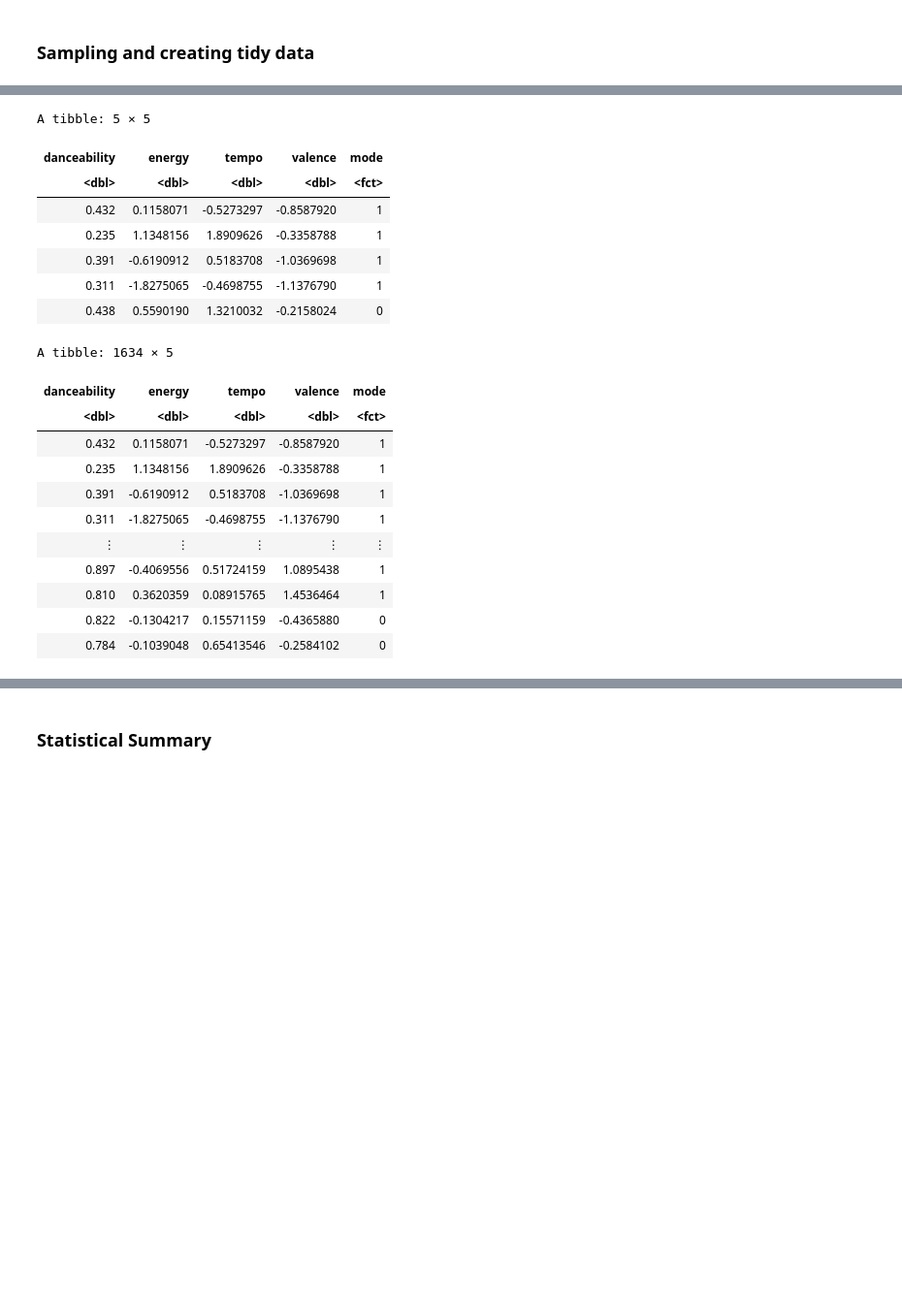
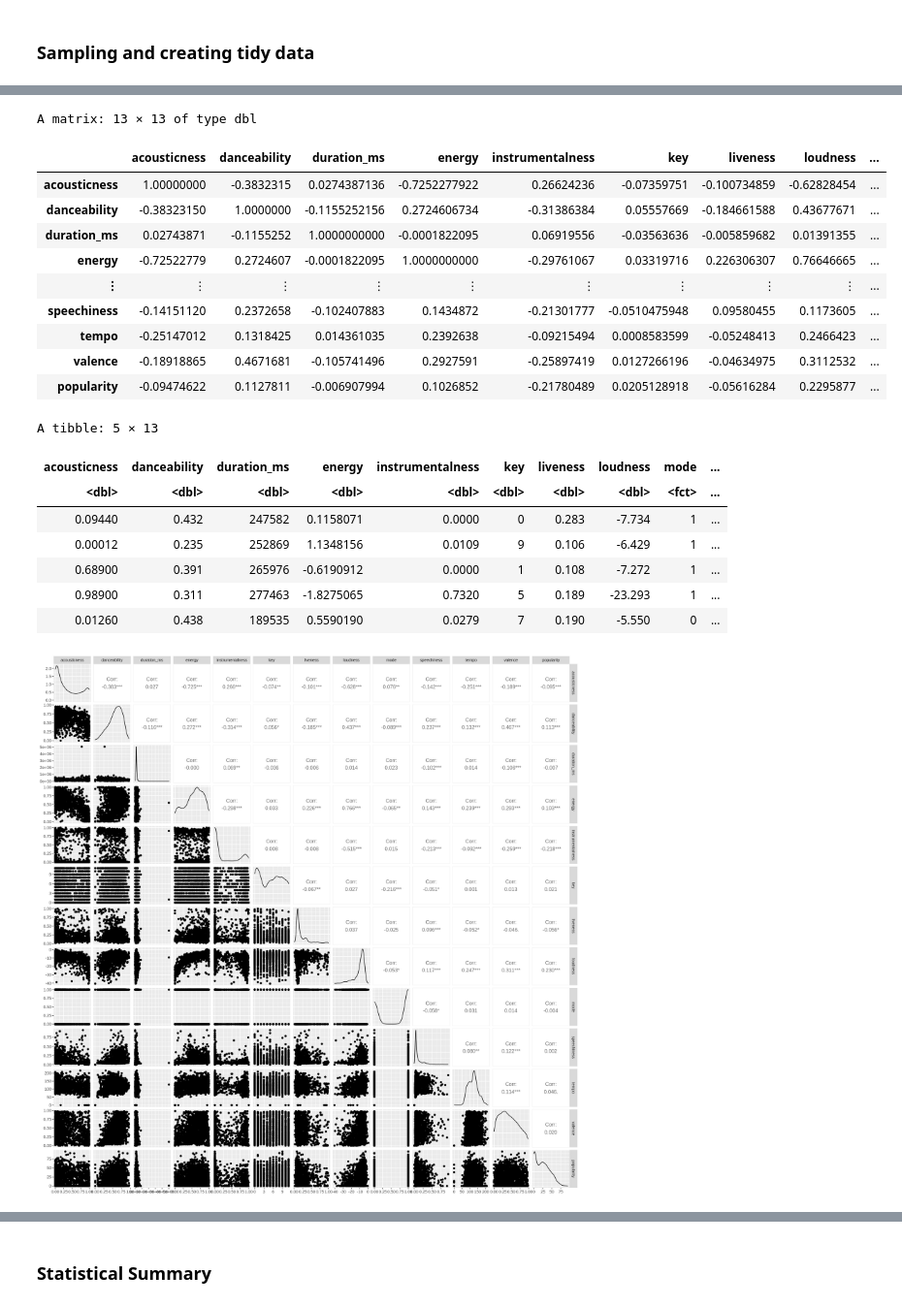
Before and after one commit to eshuaiii/dsci-100-2022w1-group-79, a Jupyter notebook: 79_project_report.ipynb, the cells around one changed output, grey strips where cells are left out. Shown at 97% size. Drawn from its saved outputs; the diff is of its cells as text; code cells hidden in the pictures; blank space fills up the shorter version.

```diff
--- a/79_project_report.ipynb
+++ b/79_project_report.ipynb
@@ -72,10 +73,12 @@ A tibble: 5 × 17
 ### Sampling and creating tidy data
 # %%
 # --- Extract a sample of size 500 from the original data as our training data ---
+# enter ggpairs plot
 set.seed(79)
 raw_spotify <- spotify_big |>
     sample_n(2079) |>
-    select(danceability, energy, tempo, valence, mode)
+    # select all numeric values
+    select(acousticness, danceability, duration_ms, energy, instrumentalness, key, liveness, loudness, mode, speechiness, tempo, valence, popularity)
 # %%
 spotify_split <- initial_split(raw_spotify, prop = 0.79, strata = danceability)
 spotify_training <- training(spotify_split)
@@ -98,35 +101,43 @@ A tibble: 1641 × 5
 # %%
 # --- Clean and wrangle our training data into a tidy format ---
     # due to the range of different predictors, we rescaled "energy", "tempo", and "valence"
     # and transformed "mode" into the factor type as it only has two levels
 
 # !!! show tempo graph, realize that 0 cannot work, redo analysis and show graphs.
+options(repr.plot.width = 16, repr.plot.height = 16)
+hello <- ggpairs(spotify_training)
+hello
+hi <- cor(spotify_training)
+hi
+
+# from our preliminary analysis, we can see that acousticness, instrumentalness, loudness, and valence are among the top 4.
+# By intuition, we would also like to explore the effects of tempo.
 
 spotify_training_cleaned <- spotify_training |>
                 filter(tempo != 0) |>
                 mutate(energy = as.numeric(scale(energy)),
                        tempo = as.numeric(scale(tempo)),
                        valence = as.numeric(scale(valence)),
                        mode = as_factor(mode))
 head(spotify_training_cleaned, 5)
 # %% [output]
-A tibble: 5 × 5
+A matrix: 13 × 13 of type dbl
-| danceability | energy | tempo | valence | mode |
-| <dbl> | <dbl> | <dbl> | <dbl> | <fct> |
-| 0.432 | 0.1158071 | -0.5273297 | -0.8587920 | 1 |
-| 0.235 | 1.1348156 | 1.8909626 | -0.3358788 | 1 |
-| 0.391 | -0.6190912 | 0.5183708 | -1.0369698 | 1 |
-| 0.311 | -1.8275065 | -0.4698755 | -1.1376790 | 1 |
-| 0.438 | 0.5590190 | 1.3210032 | -0.2158024 | 0 |
+|  | acousticness | danceability | duration_ms | energy | instrumentalness | key | liveness | loudness | ... |
+| acousticness | 1.00000000 | -0.3832315 | 0.0274387136 | -0.7252277922 | 0.26624236 | -0.07359751 | -0.100734859 | -0.62828454 | ... |
+| danceability | -0.38323150 | 1.0000000 | -0.1155252156 | 0.2724606734 | -0.31386384 | 0.05557669 | -0.184661588 | 0.43677671 | ... |
+| duration_ms | 0.02743871 | -0.1155252 | 1.0000000000 | -0.0001822095 | 0.06919556 | -0.03563636 | -0.005859682 | 0.01391355 | ... |
+| energy | -0.72522779 | 0.2724607 | -0.0001822095 | 1.0000000000 | -0.29761067 | 0.03319716 | 0.226306307 | 0.76646665 | ... |
+| ⋮ | ⋮ | ⋮ | ⋮ | ⋮ | ⋮ | ⋮ | ⋮ | ⋮ | ... |
+| speechiness | -0.14151120 | 0.2372658 | -0.102407883 | 0.1434872 | -0.21301777 | -0.0510475948 | 0.09580455 | 0.1173605 | ... |
+| tempo | -0.25147012 | 0.1318425 | 0.014361035 | 0.2392638 | -0.09215494 | 0.0008583599 | -0.05248413 | 0.2466423 | ... |
+| valence | -0.18918865 | 0.4671681 | -0.105741496 | 0.2927591 | -0.25897419 | 0.0127266196 | -0.04634975 | 0.3112532 | ... |
+| popularity | -0.09474622 | 0.1127811 | -0.006907994 | 0.1026852 | -0.21780489 | 0.0205128918 | -0.05616284 | 0.2295877 | ... |
-A tibble: 1634 × 5
+A tibble: 5 × 13
-| danceability | energy | tempo | valence | mode |
-| <dbl> | <dbl> | <dbl> | <dbl> | <fct> |
-| 0.432 | 0.1158071 | -0.5273297 | -0.8587920 | 1 |
-| 0.235 | 1.1348156 | 1.8909626 | -0.3358788 | 1 |
-| 0.391 | -0.6190912 | 0.5183708 | -1.0369698 | 1 |
-| 0.311 | -1.8275065 | -0.4698755 | -1.1376790 | 1 |
-| ⋮ | ⋮ | ⋮ | ⋮ | ⋮ |
-| 0.897 | -0.4069556 | 0.51724159 | 1.0895438 | 1 |
-| 0.810 | 0.3620359 | 0.08915765 | 1.4536464 | 1 |
-| 0.822 | -0.1304217 | 0.15571159 | -0.4365880 | 0 |
-| 0.784 | -0.1039048 | 0.65413546 | -0.2584102 | 0 |
+| acousticness | danceability | duration_ms | energy | instrumentalness | key | liveness | loudness | mode | ... |
+| <dbl> | <dbl> | <dbl> | <dbl> | <dbl> | <dbl> | <dbl> | <dbl> | <fct> | ... |
+| 0.09440 | 0.432 | 247582 | 0.1158071 | 0.0000 | 0 | 0.283 | -7.734 | 1 | ... |
+| 0.00012 | 0.235 | 252869 | 1.1348156 | 0.0109 | 9 | 0.106 | -6.429 | 1 | ... |
+| 0.68900 | 0.391 | 265976 | -0.6190912 | 0.0000 | 1 | 0.108 | -7.272 | 1 | ... |
+| 0.98900 | 0.311 | 277463 | -1.8275065 | 0.7320 | 5 | 0.189 | -23.293 | 1 | ... |
+| 0.01260 | 0.438 | 189535 | 0.5590190 | 0.0279 | 7 | 0.190 | -5.550 | 0 | ... |
+[figure, added]
```
Also changed, not shown: parts of 4 cells of this notebook.
